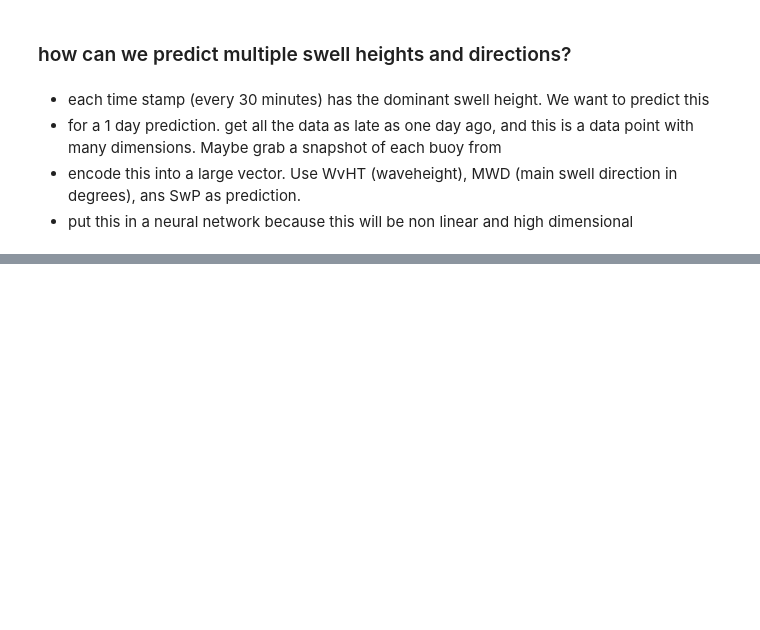
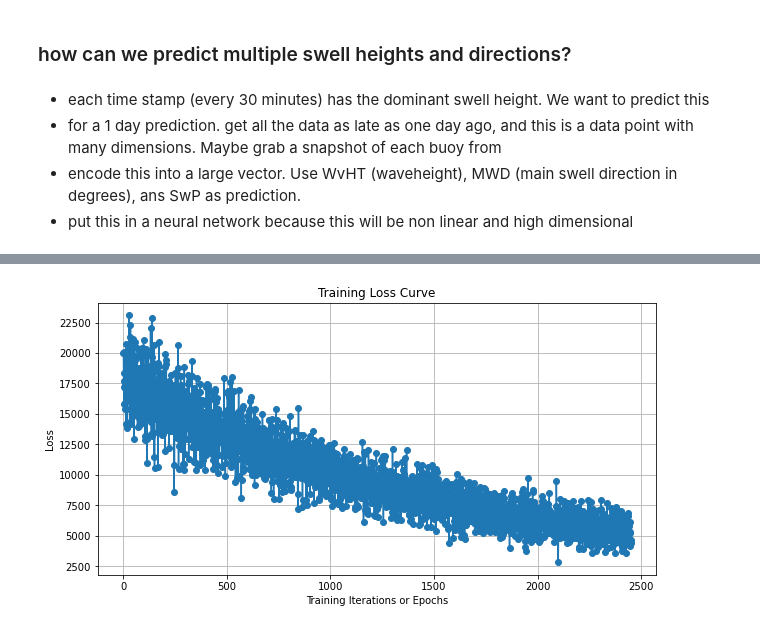
Before and after one commit to evancoons22/nbdc-buoydata, a Jupyter notebook: model.ipynb, the cells around one changed output, grey strips where cells are left out. Saved outputs shown, nothing was run; the diff lists cells and outputs as text; code cells hidden in the pictures; blank space fills up the shorter version.

Commit message:
first training and weights saved.

```diff
--- a/model.ipynb
+++ b/model.ipynb
@@ -16,0 +33,6 @@ data = pd.read_sql_query("SELECT * from main", conn)
+# %%
+data_tensor = torch.Tensor(data) # convert to pytorch tensor
+
+data_tensor = torch.reshape(data_tensor, (-1, 3))
+nan_mask = torch.isnan(data_tensor)
+data_tensor[nan_mask] = 0
@@ -16,0 +68,27 @@ data = pd.read_sql_query("SELECT * from main", conn)
+# %%
+loss_errors = []
+# %%
+num_features = 3
+input_size = num_features
+hidden_size = 64
+num_layers = 1
+output_size = num_features
+
+model = WaveForecastingRNN(input_size, hidden_size, num_layers, output_size)
+
+# Define the loss function and optimizer
+criterion = nn.MSELoss()
+optimizer = optim.Adam(model.parameters(), lr=0.001)
+
+# Training loop
+for epoch in range(num_epochs):
+    for inputs, targets in dataloader:
+        optimizer.zero_grad()
+        outputs = model(inputs)
+        loss = criterion(outputs, targets)
+        loss_errors.append(loss.item())
+        loss.backward()
+        optimizer.step()
+    print(f'Epoch [{epoch + 1}/{num_epochs}], Loss: {loss.item():.4f}')
+
+torch.save(model.state_dict(), 'model_weights.pth')
@@ -16,0 +113,2 @@ data = pd.read_sql_query("SELECT * from main", conn)
+# %%
+iterations = range(1, len(loss_errors) + 1)
@@ -16,0 +118,10 @@ data = pd.read_sql_query("SELECT * from main", conn)
+# %%
+plt.figure(figsize=(10, 5))
+plt.plot(iterations, loss_errors, marker='o', linestyle='-')
+plt.title('Training Loss Curve')
+plt.xlabel('Training Iterations or Epochs')
+plt.ylabel('Loss')
+plt.grid(True)
+plt.show()
+# %% [output]
+[figure, added]
```
Also changed, not shown: parts of 12 cells of this notebook, 3 other files.
